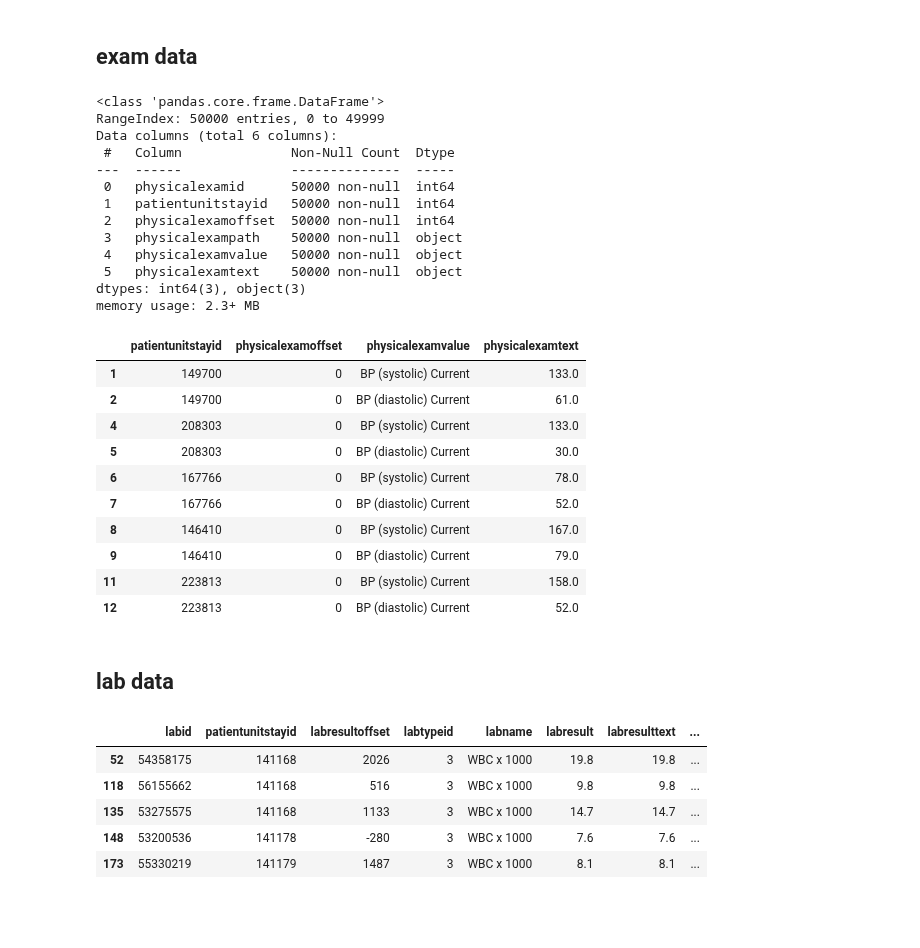
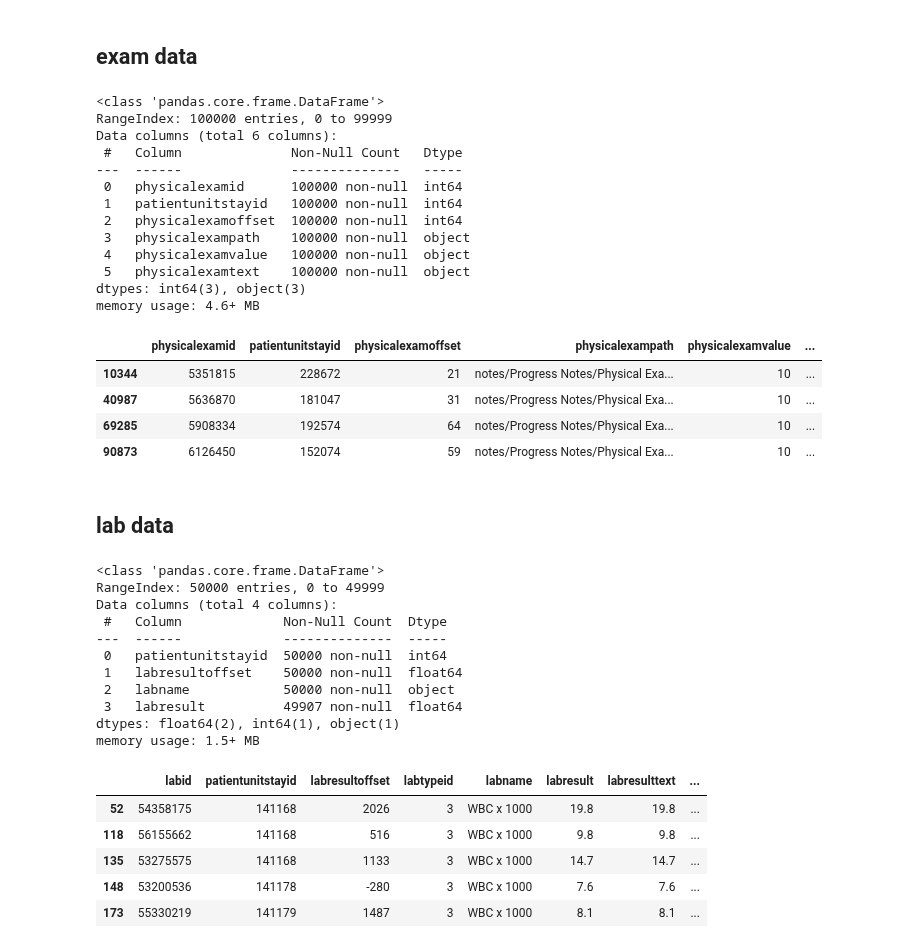
Before and after one commit to zEuler1027/ML_PICS, a Jupyter notebook: stretch_eicu.ipynb, the cells around one changed output. Drawn from its saved outputs; the diff is of its cells as text; code cells hidden in the pictures; blank space fills up the shorter version.

Commit message:
big progress

```diff
--- a/stretch_eicu.ipynb
+++ b/stretch_eicu.ipynb
@@ -111,46 +95,35 @@ with open('./data/treatment_strings.txt', 'w') as output_file:
 df_exam = pd.read_csv(
     # './data/exam_eicu_filtered.csv.gz',
     EXAM_PATH,
-    nrows=50000,
+    nrows=100_000,
 )
 df_exam.info()
 # %% [output]
 <class 'pandas.core.frame.DataFrame'>
-RangeIndex: 50000 entries, 0 to 49999
+RangeIndex: 100000 entries, 0 to 99999
 Data columns (total 6 columns):
- #   Column              Non-Null Count  Dtype
----  ------              --------------  -----
- 0   physicalexamid      50000 non-null  int64
- 1   patientunitstayid   50000 non-null  int64
- 2   physicalexamoffset  50000 non-null  int64
- 3   physicalexampath    50000 non-null  object
- 4   physicalexamvalue   50000 non-null  object
- 5   physicalexamtext    50000 non-null  object
+ #   Column              Non-Null Count   Dtype
+---  ------              --------------   -----
+ 0   physicalexamid      100000 non-null  int64
+ 1   patientunitstayid   100000 non-null  int64
+ 2   physicalexamoffset  100000 non-null  int64
+ 3   physicalexampath    100000 non-null  object
+ 4   physicalexamvalue   100000 non-null  object
+ 5   physicalexamtext    100000 non-null  object
 dtypes: int64(3), object(3)
-memory usage: 2.3+ MB
+memory usage: 4.6+ MB
-# %%
-# df = df_exam[df_exam['physicalexamvalue'] == 'HR Current']
-# df = df[['patientunitstayid', 'physicalexamoffset']]
-# df.groupby('patientunitstayid').count()['physicalexamoffset'].unique()
-df_exam[
-    (
-        df_exam['physicalexamvalue'].map(
-            lambda s: 'bp' in s.lower()
-        )
-    )
-    # & (df_exam['patientunitstayid'] == 208303)
-].head(10)
-# %% [output]
-|  | patientunitstayid | physicalexamoffset | physicalexamvalue | physicalexamtext |
-| 1 | 149700 | 0 | BP (systolic) Current | 133.0 |
-| 2 | 149700 | 0 | BP (diastolic) Current | 61.0 |
-| 4 | 208303 | 0 | BP (systolic) Current | 133.0 |
-| 5 | 208303 | 0 | BP (diastolic) Current | 30.0 |
-| 6 | 167766 | 0 | BP (systolic) Current | 78.0 |
-| 7 | 167766 | 0 | BP (diastolic) Current | 52.0 |
-| 8 | 146410 | 0 | BP (systolic) Current | 167.0 |
-| 9 | 146410 | 0 | BP (diastolic) Current | 79.0 |
-| 11 | 223813 | 0 | BP (systolic) Current | 158.0 |
-| 12 | 223813 | 0 | BP (diastolic) Current | 52.0 |
+# %%
+df_exam[
+    df_exam[KEY_EXAM_NAME] == (
+        'notes/Progress Notes/Physical Exam/Physical Exam'
+        '/Neurologic/GCS/10'
+    )
+]
+# %% [output]
+|  | physicalexamid | patientunitstayid | physicalexamoffset | physicalexampath | physicalexamvalue | ... |
+| 10344 | 5351815 | 228672 | 21 | notes/Progress Notes/Physical Exa... | 10 | ... |
+| 40987 | 5636870 | 181047 | 31 | notes/Progress Notes/Physical Exa... | 10 | ... |
+| 69285 | 5908334 | 192574 | 64 | notes/Progress Notes/Physical Exa... | 10 | ... |
+| 90873 | 6126450 | 152074 | 59 | notes/Progress Notes/Physical Exa... | 10 | ... |
 # %%
 with open('./data/exam_names.txt', 'w') as output_file:
@@ -161,9 +144,23 @@ with open('./data/exam_names.txt', 'w') as output_file:
 ## lab data
 # %%
 df_lab = pd.read_csv(
-    LAB_PATH,
+    './data/lab_eicu_filtered.csv.gz',
+    # LAB_PATH,
     nrows=50000,
 )
+df_lab.info()
+# %% [output]
+<class 'pandas.core.frame.DataFrame'>
+RangeIndex: 50000 entries, 0 to 49999
+Data columns (total 4 columns):
+ #   Column             Non-Null Count  Dtype
+---  ------             --------------  -----
+ 0   patientunitstayid  50000 non-null  int64
+ 1   labresultoffset    50000 non-null  float64
+ 2   labname            50000 non-null  object
+ 3   labresult          49907 non-null  float64
+dtypes: float64(2), int64(1), object(1)
+memory usage: 1.5+ MB
 # %%
 # df_lab[df_lab['patientunitstayid'] == 242505][['patientunitstayid','labname']] \
 #     .groupby('labname').count()
```
Also changed, not shown: parts of 12 cells of this notebook, 7 other files.
